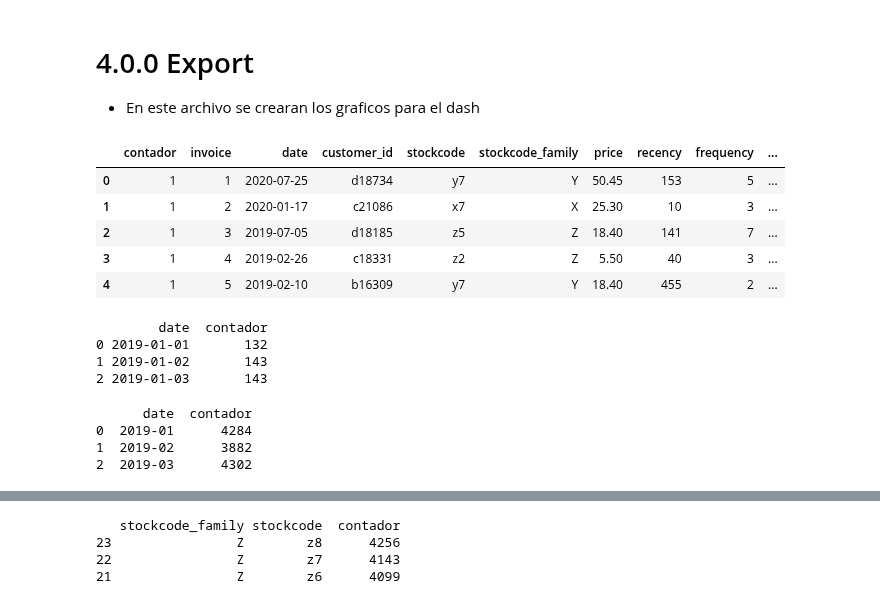
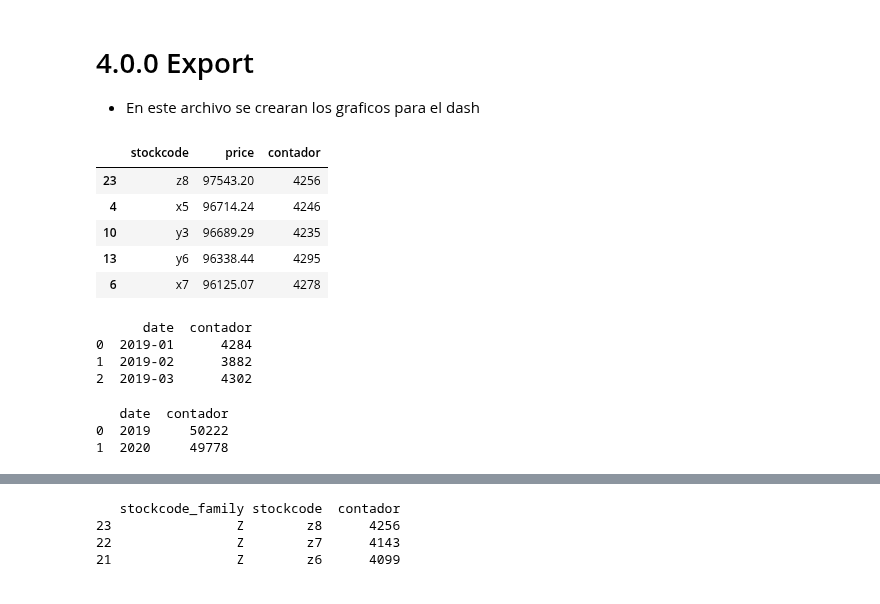
Before and after one commit to oecorrechag/Project-Australia, a Jupyter notebook: notebooks/4.0.0_graficos.ipynb, the cells around one changed output, grey strips where cells are left out. Saved outputs shown, nothing was run; the diff lists cells and outputs as text; code cells hidden in the pictures.

```diff
--- a/notebooks/4.0.0_graficos.ipynb
+++ b/notebooks/4.0.0_graficos.ipynb
@@ -25,13 +25,3 @@ import visualization.funtionsGraph as fg
 from utils.paths2 import direcciones_cursos
 
 G_raw, G_processed, G_interim, G_external, G_models, G_reports, G_reports_figures = direcciones_cursos('australian')
-# %%
-df = pd.read_parquet(G_processed/'data.parquet.gzip')
-df.head()
-# %% [output]
-|  | contador | invoice | date | customer_id | stockcode | stockcode_family | price | recency | frequency | ... |
-| 0 | 1 | 1 | 2020-07-25 | d18734 | y7 | Y | 50.45 | 153 | 5 | ... |
-| 1 | 1 | 2 | 2020-01-17 | c21086 | x7 | X | 25.30 | 10 | 3 | ... |
-| 2 | 1 | 3 | 2019-07-05 | d18185 | z5 | Z | 18.40 | 141 | 7 | ... |
-| 3 | 1 | 4 | 2019-02-26 | c18331 | z2 | Z | 5.50 | 40 | 3 | ... |
-| 4 | 1 | 5 | 2019-02-10 | b16309 | y7 | Y | 18.40 | 455 | 2 | ... |
@@ -39,0 +28,16 @@ df.head()
+# %%
+df = pd.read_parquet(G_processed/'data.parquet.gzip')
+df_ts = pd.read_parquet(G_processed/'df_ts.parquet.gzip')
+df_cus = pd.read_parquet(G_processed/'df_cus.parquet.gzip')
+df_cir = pd.read_parquet(G_processed/'df_cir.parquet.gzip')
+df_sto = pd.read_parquet(G_processed/'df_sto.parquet.gzip')
+# %%
+# Serie de tiempo
+df_sto.head()
+# %% [output]
+|  | stockcode | price | contador |
+| 23 | z8 | 97543.20 | 4256 |
+| 4 | x5 | 96714.24 | 4246 |
+| 10 | y3 | 96689.29 | 4235 |
+| 13 | y6 | 96338.44 | 4295 |
+| 6 | x7 | 96125.07 | 4278 |
@@ -40,31 +48,31 @@ df.head()
 # %%
 # Serie de tiempo
-df_ts = df.copy()
-df_ts = df_ts.loc[:,['date','contador']]#,'customer_id','price'
-df_ts = df_ts.groupby('date').sum().reset_index()
-print(df_ts.head(3))
+df_ts2 = df_ts.copy()
+df_ts2 = df_ts2.loc[:,['date','contador']]
+df_ts2['date'] = df_ts2['date'].dt.to_period('M').astype(str)
+df_ts2 = df_ts2.groupby('date').sum().reset_index()
+print(df_ts2.head(3))
 
-# unidades diarias
-fig = fg.simple_time_series(df_ts, x='date', y="contador", xl='Date', yl='Units')
+# unidades mensuales
+fig = fg.simple_time_series(df_ts2, x='date', y="contador", xl='Date', yl='Units')
 fig.show()
 # %% [output]
-        date  contador
-0 2019-01-01       132
-1 2019-01-02       143
-2 2019-01-03       143
+      date  contador
+0  2019-01      4284
+1  2019-02      3882
+2  2019-03      4302
 # %%
 # Serie de tiempo
-df_ts = df.copy()
-df_ts = df_ts.loc[:,['date','contador']]
-df_ts['date'] = df_ts['date'].dt.to_period('M').astype(str)
-df_ts = df_ts.groupby('date').sum().reset_index()
-print(df_ts.head(3))
+df_ts2 = df_ts.copy()
+df_ts2 = df_ts2.loc[:,['date','contador']]
+df_ts2['date'] = df_ts2['date'].dt.to_period('Y').astype(str)
+df_ts2 = df_ts2.groupby('date').sum().reset_index()
+print(df_ts2.head(3))
 
 # unidades mensuales
-fig = fg.simple_time_series(df_ts, x='date', y="contador", xl='Date', yl='Units')
+fig = fg.simple_time_series(df_ts2, x='date', y="contador", xl='Date', yl='Units')
 fig.show()
 # %% [output]
-      date  contador
-0  2019-01      4284
-1  2019-02      3882
-2  2019-03      4302
+   date  contador
+0  2019     50222
+1  2020     49778
```
Also changed, not shown: parts of 23 cells of this notebook, 7 other files.
